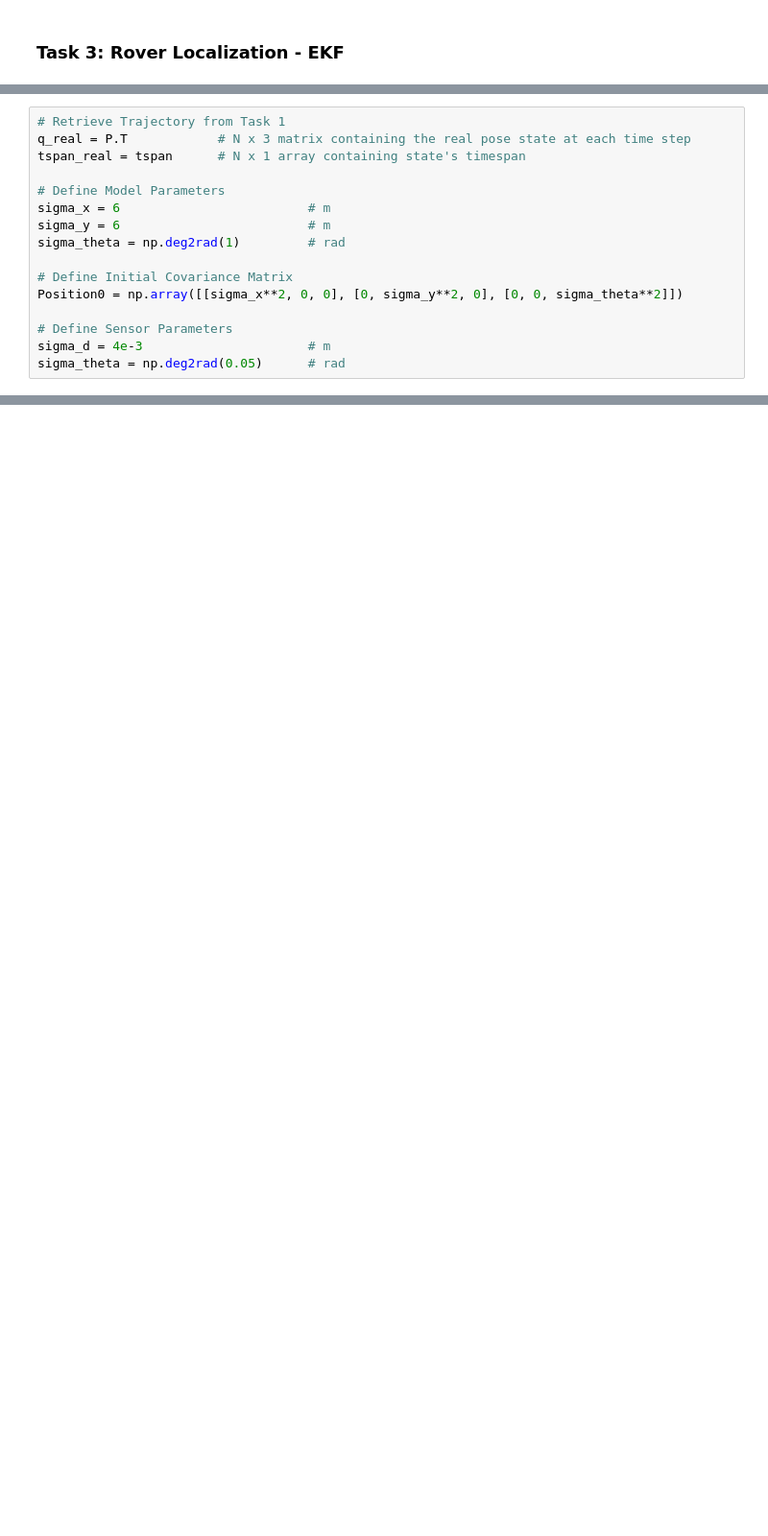
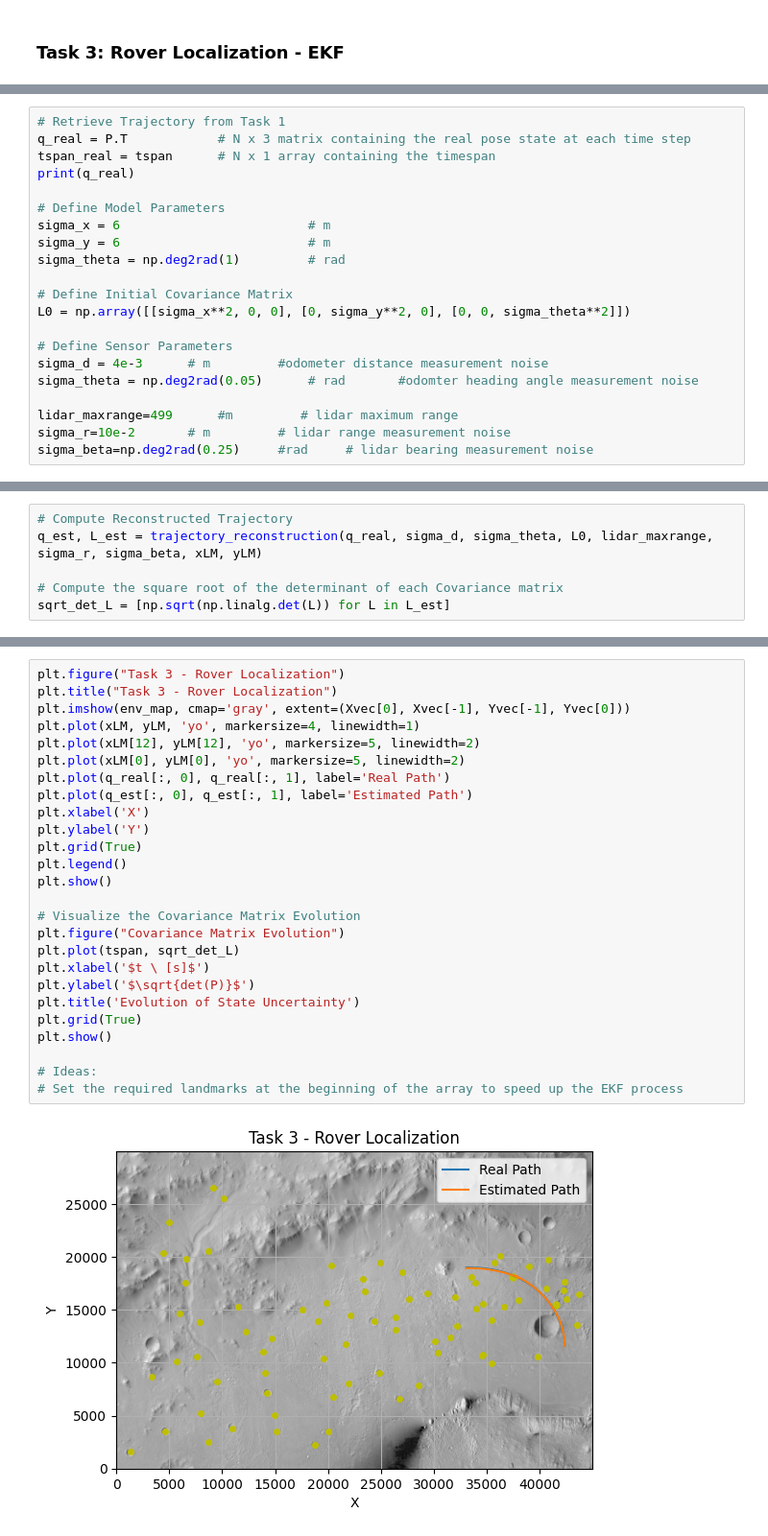
Before and after one commit to SwellPoem/Curiosity_Rover_proj, a Jupyter notebook: main.ipynb, the cells around one changed output, grey strips where cells are left out. Shown at 96% size. Drawn from its saved outputs; the diff is of its cells as text; blank space fills up the shorter version.

Commit message:
working on task 3

```diff
--- a/main.ipynb
+++ b/main.ipynb
@@ -280,7 +278,8 @@ The size of the retrieved path is: 6148
 # %%
 # Retrieve Trajectory from Task 1
 q_real = P.T            # N x 3 matrix containing the real pose state at each time step
-tspan_real = tspan      # N x 1 array containing state's timespan
+tspan_real = tspan      # N x 1 array containing the timespan
+print(q_real)
 
 # Define Model Parameters
 sigma_x = 6                         # m
@@ -288,8 +287,12 @@ sigma_y = 6                         # m
 sigma_theta = np.deg2rad(1)         # rad
 
 # Define Initial Covariance Matrix
-Position0 = np.array([[sigma_x**2, 0, 0], [0, sigma_y**2, 0], [0, 0, sigma_theta**2]])
+L0 = np.array([[sigma_x**2, 0, 0], [0, sigma_y**2, 0], [0, 0, sigma_theta**2]])
 
 # Define Sensor Parameters
-sigma_d = 4e-3                      # m
-sigma_theta = np.deg2rad(0.05)      # rad
+sigma_d = 4e-3      # m         #odometer distance measurement noise
+sigma_theta = np.deg2rad(0.05)      # rad       #odomter heading angle measurement noise
+
+lidar_maxrange=499      #m         # lidar maximum range
+sigma_r=10e-2       # m         # lidar range measurement noise
+sigma_beta=np.deg2rad(0.25)     #rad     # lidar bearing measurement noise
@@ -429,0 +313,6 @@ plt.show()
+# %%
+# Compute Reconstructed Trajectory
+q_est, L_est = trajectory_reconstruction(q_real, sigma_d, sigma_theta, L0, lidar_maxrange, sigma_r, sigma_beta, xLM, yLM)
+
+# Compute the square root of the determinant of each Covariance matrix
+sqrt_det_L = [np.sqrt(np.linalg.det(L)) for L in L_est]
@@ -429,0 +321,28 @@ plt.show()
+# %%
+plt.figure("Task 3 - Rover Localization")
+plt.title("Task 3 - Rover Localization")
+plt.imshow(env_map, cmap='gray', extent=(Xvec[0], Xvec[-1], Yvec[-1], Yvec[0]))
+plt.plot(xLM, yLM, 'yo', markersize=4, linewidth=1)
+plt.plot(xLM[12], yLM[12], 'yo', markersize=5, linewidth=2)
+plt.plot(xLM[0], yLM[0], 'yo', markersize=5, linewidth=2)
+plt.plot(q_real[:, 0], q_real[:, 1], label='Real Path')
+plt.plot(q_est[:, 0], q_est[:, 1], label='Estimated Path')
+plt.xlabel('X')
+plt.ylabel('Y')
+plt.grid(True)
+plt.legend()
+plt.show()
+
+# Visualize the Covariance Matrix Evolution
+plt.figure("Covariance Matrix Evolution")
+plt.plot(tspan, sqrt_det_L)
+plt.xlabel('$t \ [s]$')
+plt.ylabel('$\sqrt{det(P)}$')
+plt.title('Evolution of State Uncertainty')
+plt.grid(True)
+plt.show()
+
+# Ideas:
+# Set the required landmarks at the beginning of the array to speed up the EKF process
+# %% [output]
+[figure, added]
```
Also changed, not shown: parts of 12 cells of this notebook, 6 other files.
